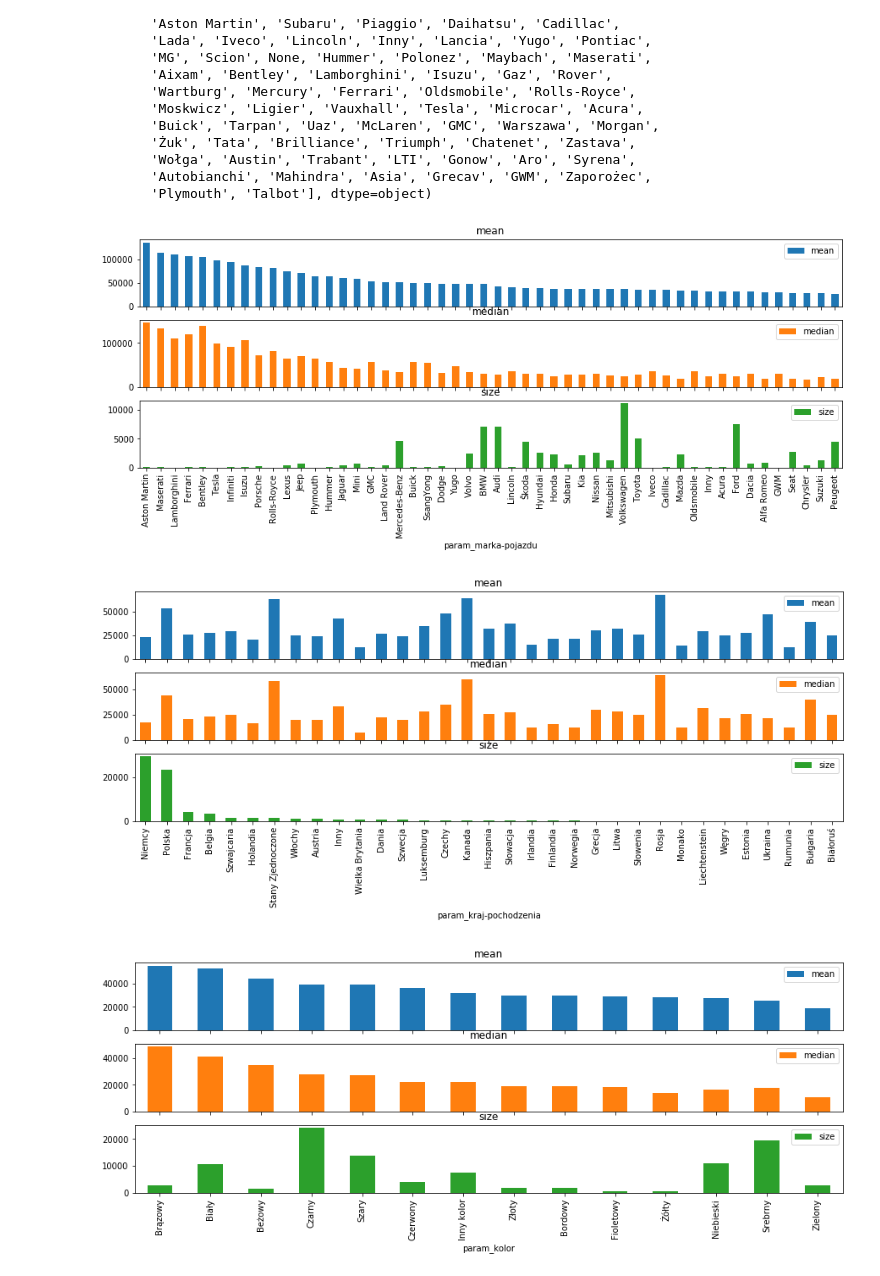
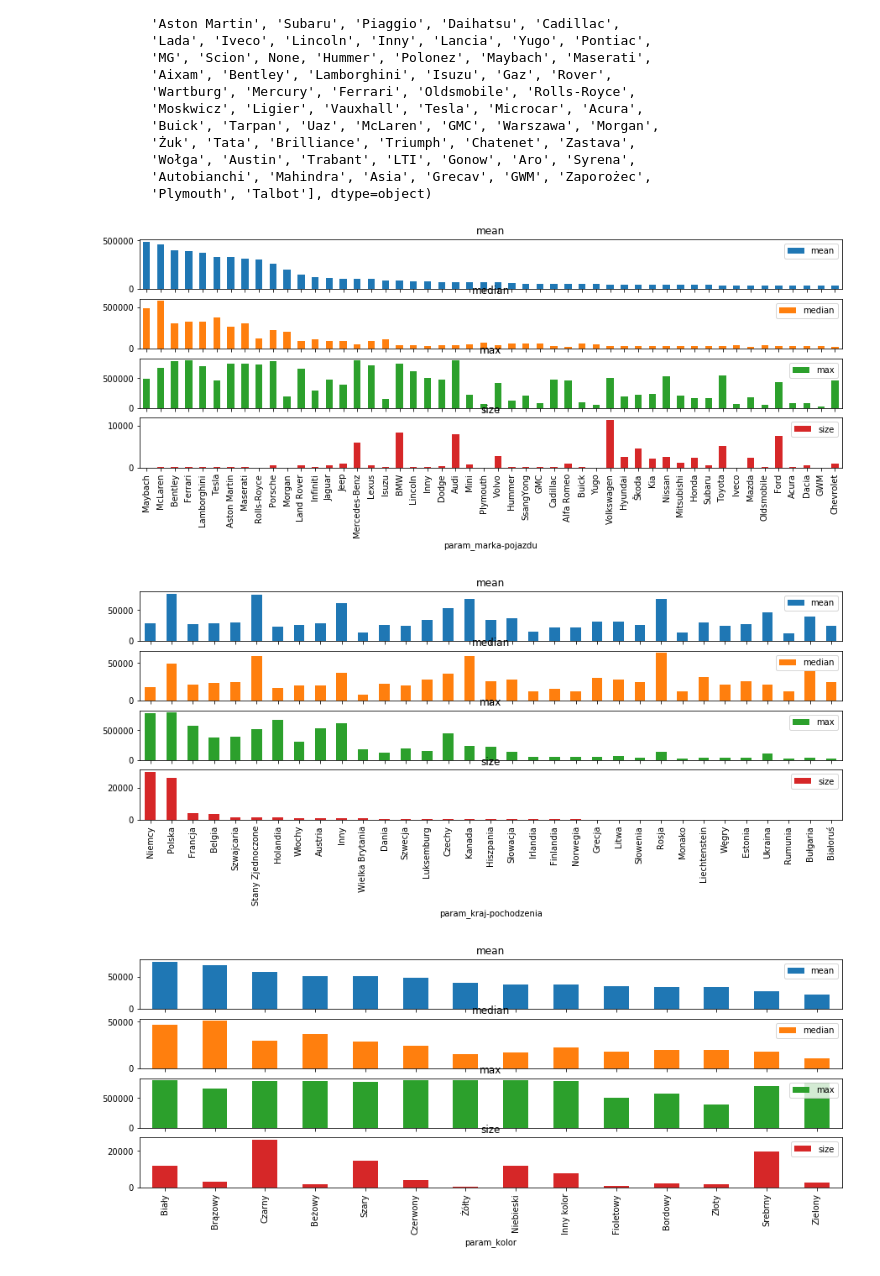
Before and after one commit to bsekiewicz/dw_matrix_car, a Jupyter notebook: day2_visualisation.ipynb, the cells around one changed output. Saved outputs shown, nothing was run; the diff lists cells and outputs as text; code cells hidden in the pictures.

```diff
--- a/day2_visualisation.ipynb
+++ b/day2_visualisation.ipynb
@@ -87,7 +73,7 @@ array(['Dacia', 'Peugeot', 'Porsche', 'Volkswagen', 'Škoda', 'Jeep',
        'Autobianchi', 'Mahindra', 'Asia', 'Grecav', 'GWM', 'Zaporożec',
        'Plymouth', 'Talbot'], dtype=object)
 # %%
-def group_and_barplot(df, feat_groupby, feat_agg='price_value', agg_funcs=[np.mean, np.median, np.size], feat_sort='mean', top=50, subplots=True):
+def group_and_barplot(df, feat_groupby, feat_agg='price_value', agg_funcs=[np.mean, np.median, max, np.size], feat_sort='mean', top=50, subplots=True):
  return (
      df.
       groupby(feat_groupby)[feat_agg].
@@ -96,17 +82,17 @@ def group_and_barplot(df, feat_groupby, feat_agg='price_value', agg_funcs=[np.me
       head(top)
     ).plot(kind='bar', figsize=(15,5), subplots=subplots);
 # %%
-group_and_barplot(df[df['price_value'] < 165000], 'param_marka-pojazdu');
+group_and_barplot(df, 'param_marka-pojazdu');
 # %% [output]
-[figure, old version]
+[figure, new version]
 # %%
-group_and_barplot(df[df['price_value'] < 165000], 'param_kraj-pochodzenia', feat_sort='size');
+group_and_barplot(df, 'param_kraj-pochodzenia', feat_sort='size');
 # %% [output]
-[figure, old version]
+[figure, new version]
 # %%
-group_and_barplot(df[df['price_value'] < 165000], 'param_kolor');
+group_and_barplot(df, 'param_kolor');
 # %% [output]
-[figure, old version]
+[figure, new version]
 # %%
 group_and_barplot(df[df['param_kolor'].isin(['Biały'])], 'param_marka-pojazdu');
 # %% [output]
```
Also changed, not shown: parts of 18 cells of this notebook.
